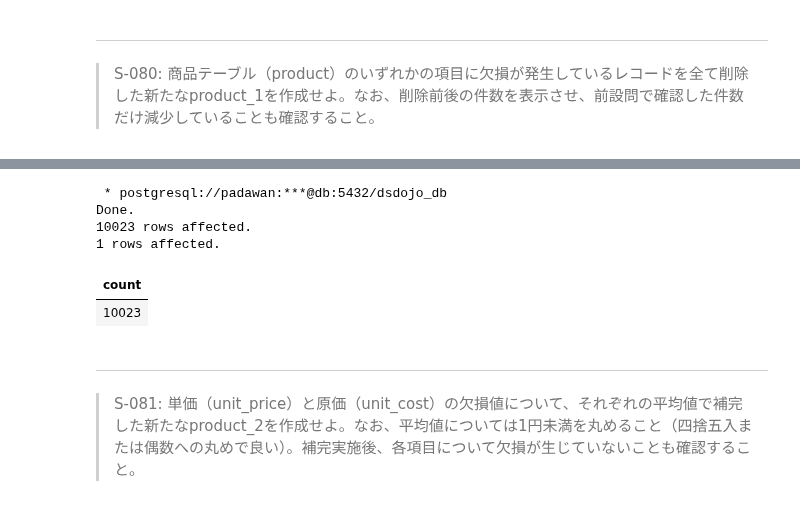
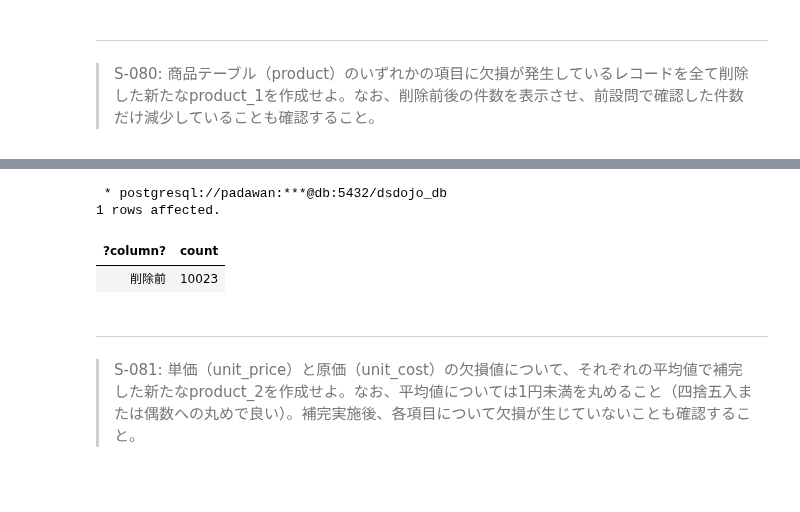
Before and after one commit to The-Japan-DataScientist-Society/100knocks-preprocess, a Jupyter notebook: docker/work/answer/ans_preprocess_knock_SQL.ipynb, the cells around one changed output, grey strips where cells are left out. Cells and saved outputs as stored; diff of their text form; code cells hidden in the pictures.

```diff
--- a/docker/work/answer/ans_preprocess_knock_SQL.ipynb
+++ b/docker/work/answer/ans_preprocess_knock_SQL.ipynb
@@ -2423,19 +2436,12 @@ SELECT COUNT(1) FROM product;
-# %%
-%%sql
-
-DROP TABLE IF EXISTS product_1;
-CREATE TABLE product_1 AS (
-    SELECT * FROM product
-    WHERE unit_price IS NOT NULL OR  unit_cost IS NOT NULL
-);
-SELECT COUNT(1) FROM product_1;
-# %% [output]
- * postgresql://padawan:***@db:5432/dsdojo_db
-Done.
-10023 rows affected.
-1 rows affected.
-| count |
-| 10023 |
+# %%
+%%sql
+
+SELECT '削除前', COUNT(1) FROM product_1;
+# %% [output]
+ * postgresql://padawan:***@db:5432/dsdojo_db
+1 rows affected.
+| ?column? | count |
+| 削除前 | 10023 |
 # %% [markdown]
 ---
 > S-081: 単価（unit_price）と原価（unit_cost）の欠損値について、それぞれの平均値で補完した新たなproduct_2を作成せよ。なお、平均値については1円未満を丸めること（四捨五入または偶数への丸めで良い）。補完実施後、各項目について欠損が生じていないことも確認すること。
```
Also changed, not shown: parts of 6 cells of this notebook, 1 other file.
